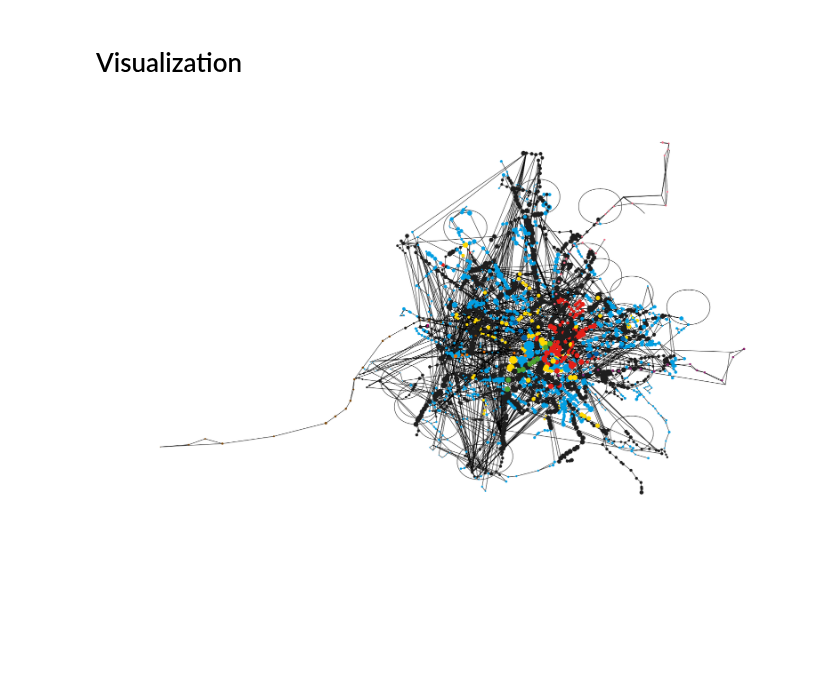
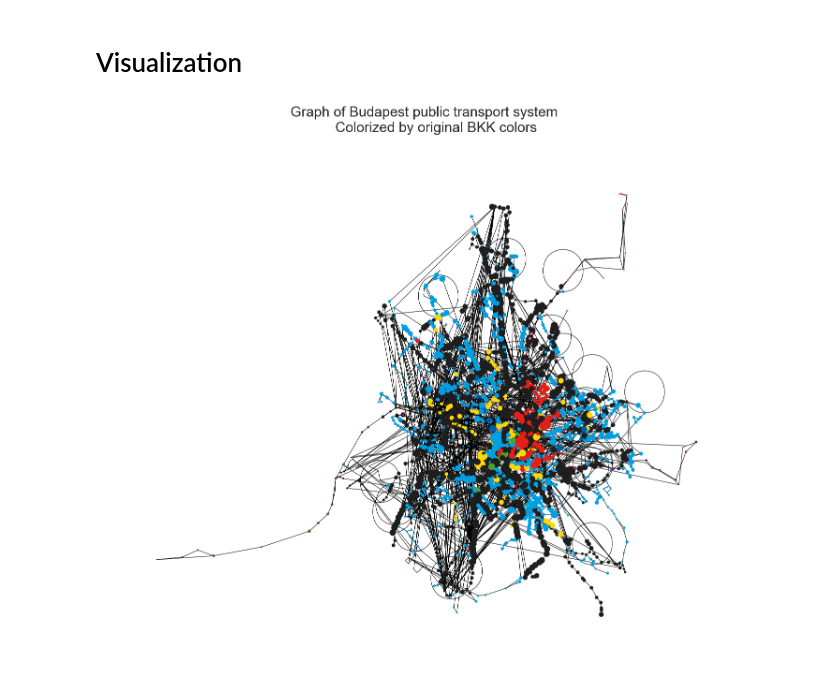
Before and after one commit to Dudgit/datalab, a Jupyter notebook: notebooks/main.ipynb, the cells around one changed output. Drawn from its saved outputs; the diff is of its cells as text; code cells hidden in the pictures; blank space fills up the shorter version.

```diff
--- a/notebooks/main.ipynb
+++ b/notebooks/main.ipynb
@@ -18,12 +19,6 @@ from Dude import PATH,rp , tp, stp, sp ,features, create_network_data, pre_netwo
 clear_output()
 # %% [markdown]
 # Workspace
-# %%
-table = pd.merge(
-                pd.read_csv(f"{PATH}{tp}.txt", low_memory=False)  ,
-                pd.read_csv(f"{PATH}{stp}.txt", low_memory=False) ,
-                on = "trip_id"
-                ).loc[:,features]
 # %%
 rids = table.route_id.unique()
 sids = table.stop_id.unique()
@@ -82,10 +69,16 @@ colors = [colordict[n] for n in G2.nodes]
+# %%
+nsizes, colors = create_draw_params(gdata,table,G2,PATH,rp)
 # %%
-plt.figure(figsize = (25,15))
+plt.figure(figsize=(25,20))
+plt.title(
+"""Graph of Budapest public transport system
+     Colorized by original BKK colors
+""", size = 30)
 nx.draw(
         G2,
         pos = pos
-        ,node_size =nsizes/10
+        ,node_size =nsizes/8
         ,node_color = colors
 )
 # %% [output]
-[figure, old version]
+[figure, new version]
```
Also changed, not shown: parts of 7 cells of this notebook.
